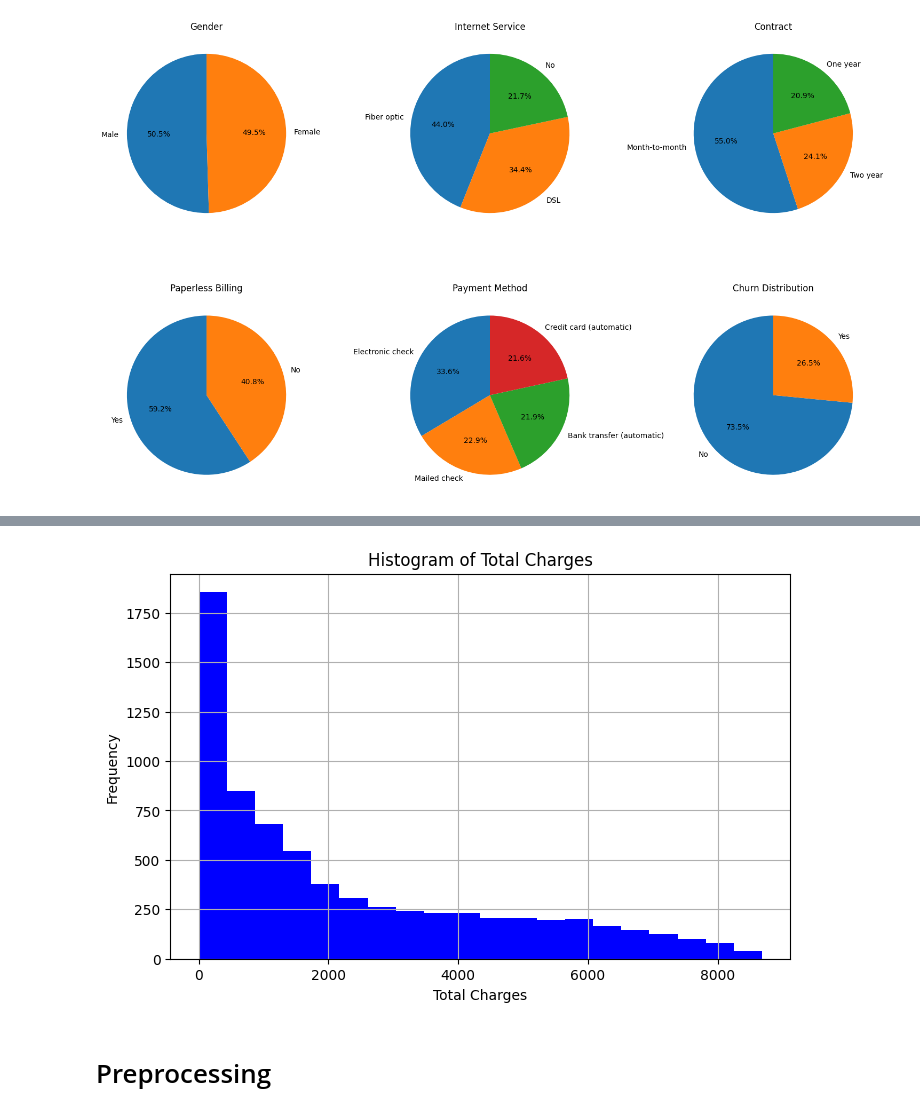
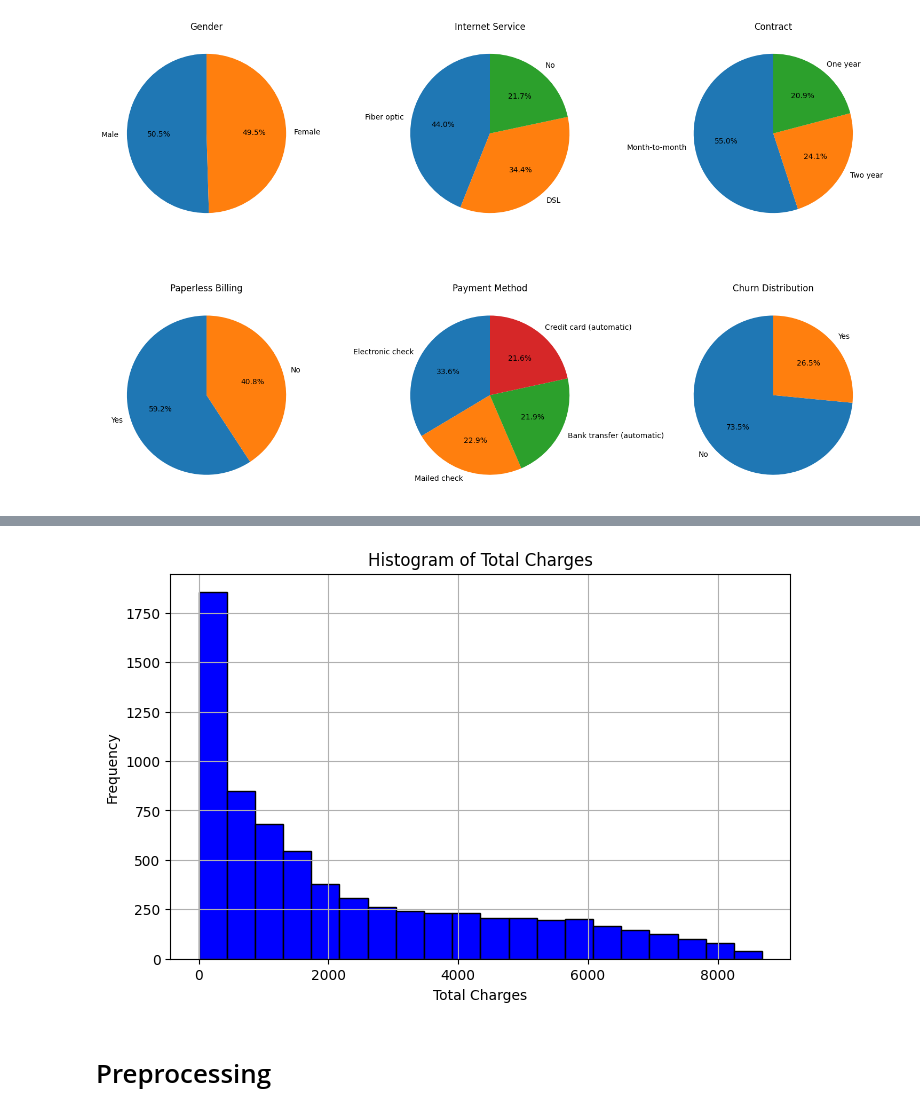
Before and after one commit to MrzAhmadi/Telco-Customer-Churn, a Jupyter notebook: notebook.ipynb, the cells around one changed output, grey strips where cells are left out. Cells and saved outputs as stored; diff of their text form; code cells hidden in the pictures.

```diff
--- a/notebook.ipynb
+++ b/notebook.ipynb
@@ -85,14 +85,14 @@ plt.show()
 # %%
 total_charges_data = df['TotalCharges'].replace(['', ' '], '0').astype('float').round(2).astype('int')
 plt.figure(figsize=(8, 5))
-plt.hist(total_charges_data, bins=20, color='blue')
+plt.hist(total_charges_data, bins=20, color='blue',edgecolor='black')
 plt.xlabel('Total Charges')
 plt.ylabel('Frequency')
 plt.title('Histogram of Total Charges')
 plt.grid(True)
 plt.show()
 # %% [output]
-[figure, old version]
+[figure, new version]
 # %% [markdown]
 # Preprocessing
 # %%
```
Also changed, not shown: parts of 5 cells of this notebook, 7 other files.
